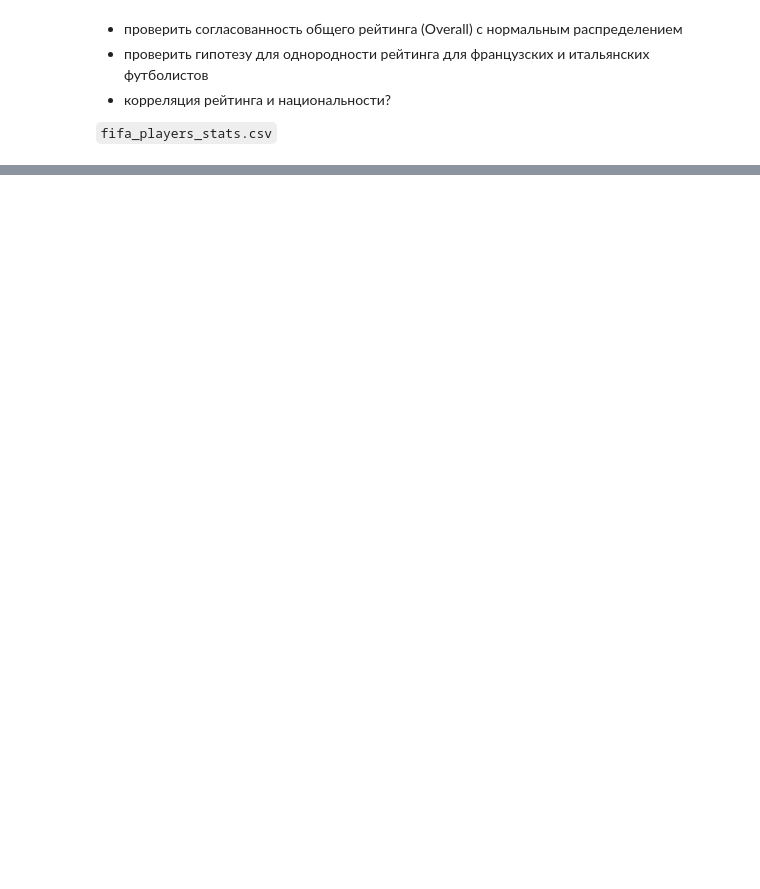
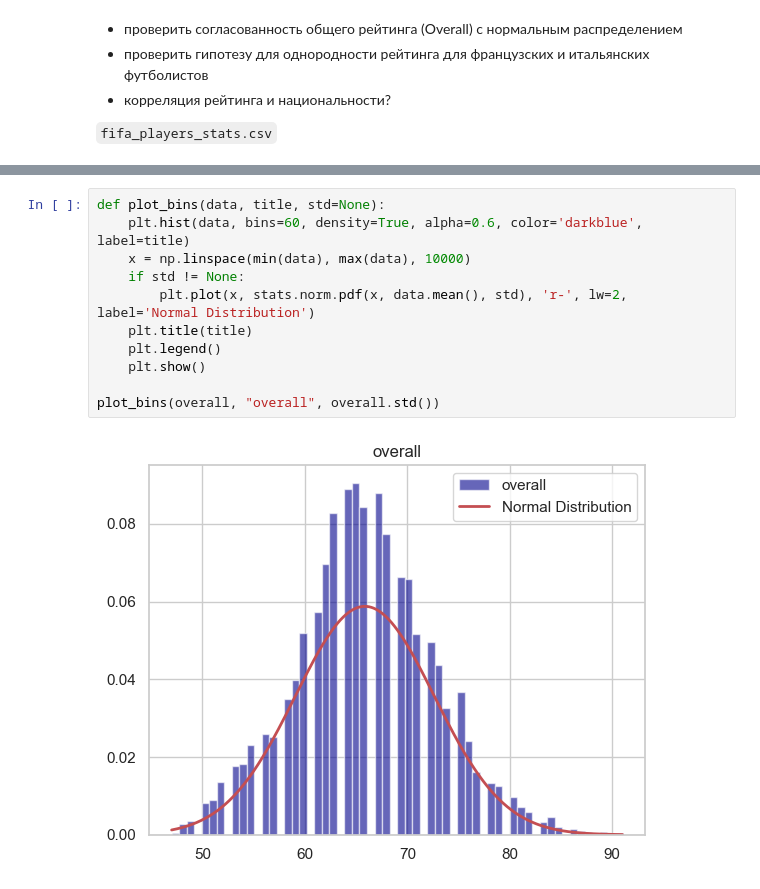
Before and after one commit to AntonSexov/statistics, a Jupyter notebook: lab_4/main.ipynb, the cells around one changed output, grey strips where cells are left out. Drawn from its saved outputs; the diff is of its cells as text; blank space fills up the shorter version.

```diff
--- a/lab_4/main.ipynb
+++ b/lab_4/main.ipynb
@@ -28,0 +58,13 @@ plt.show()
+# %%
+def plot_bins(data, title, std=None):
+    plt.hist(data, bins=60, density=True, alpha=0.6, color='darkblue', label=title)
+    x = np.linspace(min(data), max(data), 10000)
+    if std != None:
+        plt.plot(x, stats.norm.pdf(x, data.mean(), std), 'r-', lw=2, label='Normal Distribution')
+    plt.title(title)
+    plt.legend()
+    plt.show()
+
+plot_bins(overall, "overall", overall.std())
+# %% [output]
+[figure, added]
```
Also changed, not shown: parts of 21 cells of this notebook.
